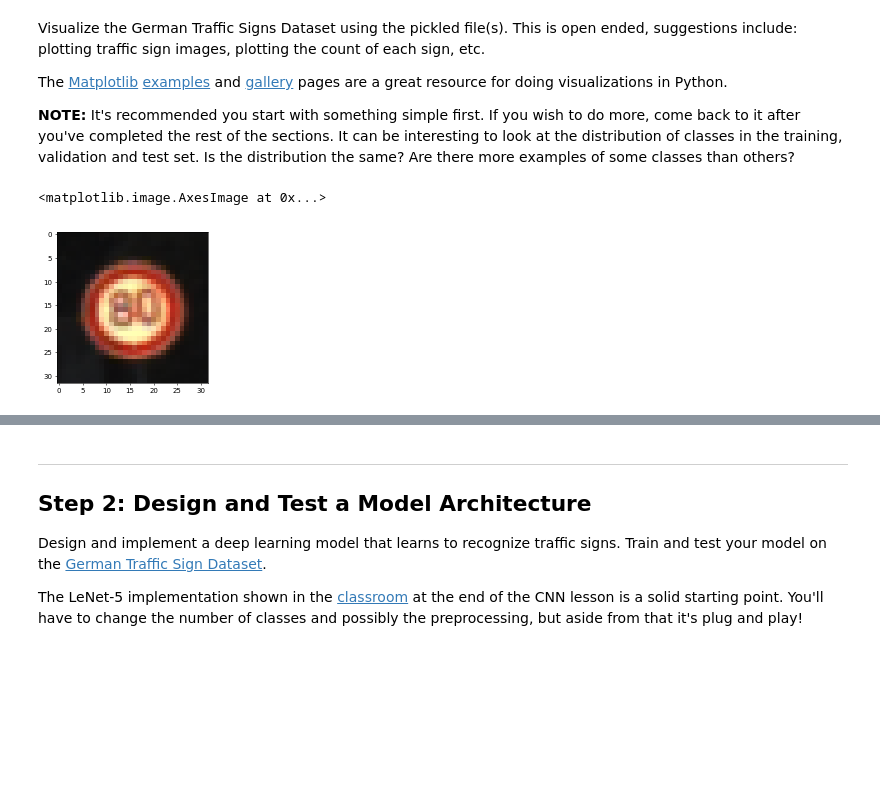
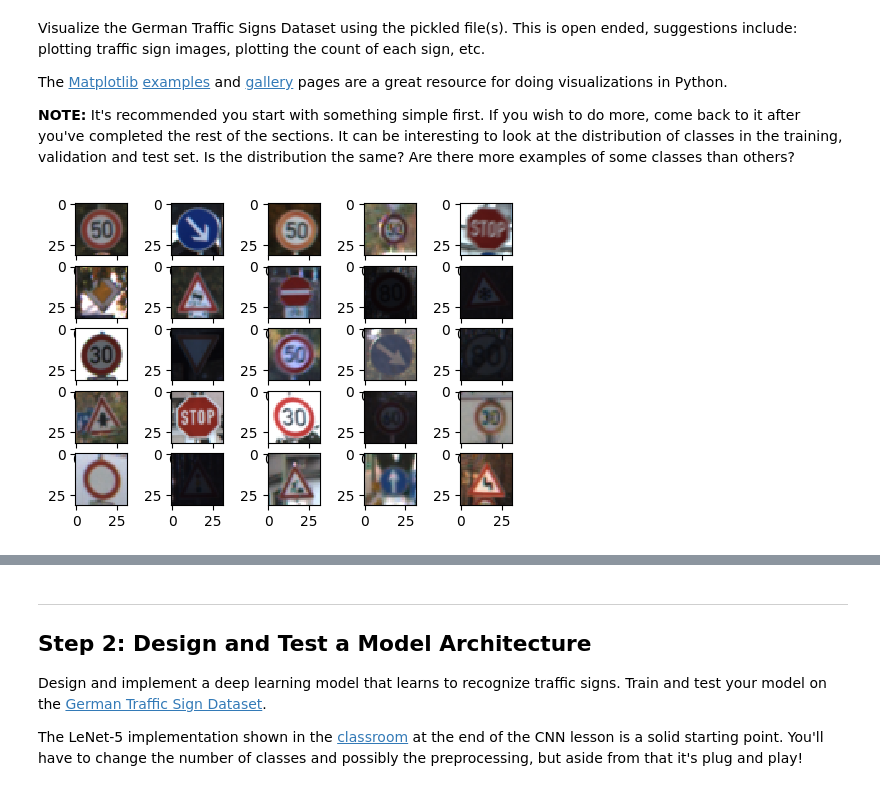
Before and after one commit to jaeoh2/self-driving-car-nd, a Jupyter notebook: CarND-Traffic-Sign-Classifier-Project/Traffic_Sign_Classifier.ipynb, the cells around one changed output, grey strips where cells are left out. Cells and saved outputs as stored; diff of their text form; code cells hidden in the pictures; blank space fills up the shorter version.

```diff
--- a/CarND-Traffic-Sign-Classifier-Project/Traffic_Sign_Classifier.ipynb
+++ b/CarND-Traffic-Sign-Classifier-Project/Traffic_Sign_Classifier.ipynb
@@ -94,14 +138,15 @@ The [Matplotlib](http://matplotlib.org/) [examples](http://matplotlib.org/exampl
 # %%
 ### Data exploration visualization code goes here.
 ### Feel free to use as many code cells as needed.
 import matplotlib.pyplot as plt
 # Visualizations will be shown in the notebook.
 %matplotlib inline
 from random import randint
 
 r_num = randint(0,n_train)
-plt.figure(dpi=50)
-plt.imshow(X_train[r_num,:,:,:])
+plt.figure(dpi=100)
+for i in range(5*5):
+    r_num = randint(0,n_train)
+    plt.subplot(5,5,i+1),plt.imshow(X_train[r_num,:,:,:])
 # %% [output]
-<matplotlib.image.AxesImage at 0x...>
-[figure, old version]
+[figure, new version]
```
Also changed, not shown: parts of 50 cells of this notebook, 1 other file.
